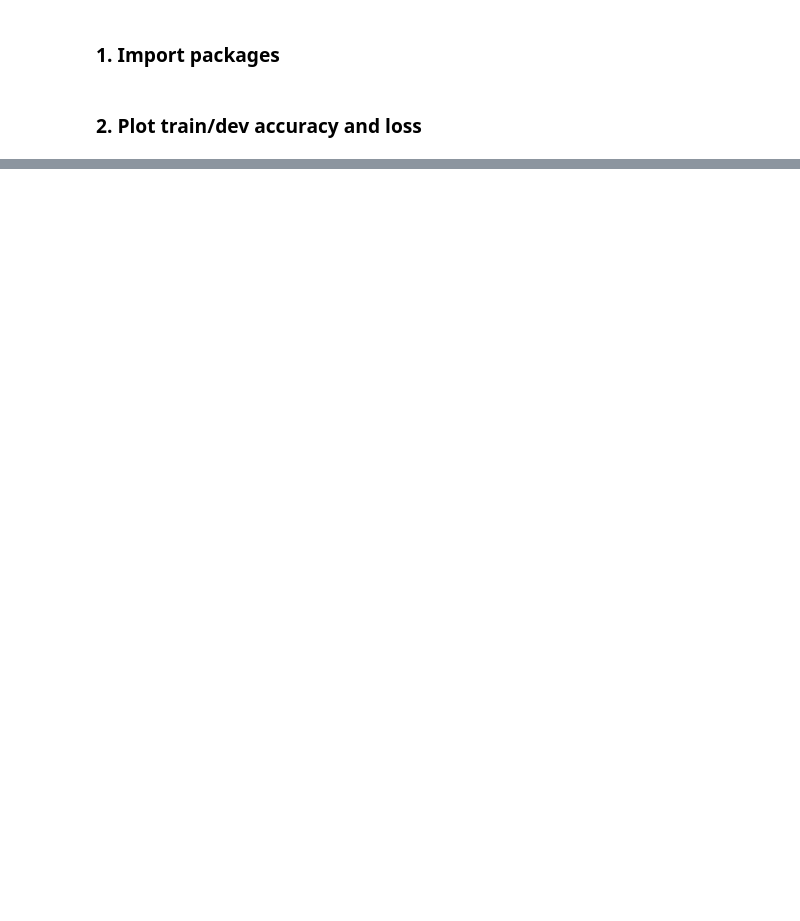
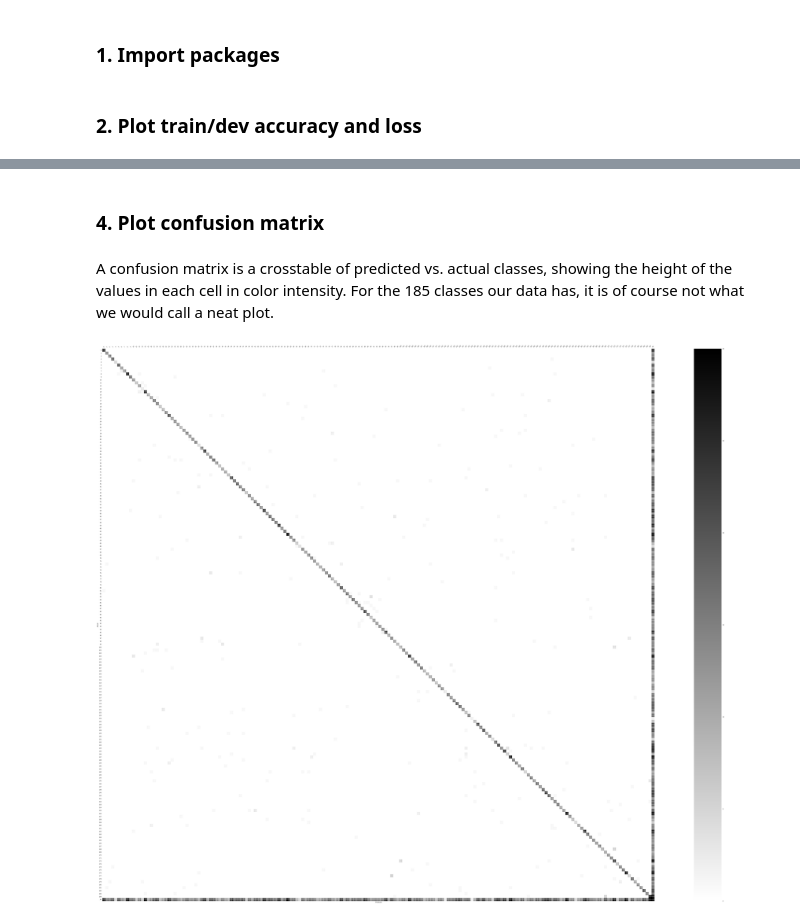
Before and after one commit to Mathis1993/Leaf-Classification-CNN, a Jupyter notebook: Complete_Workflow.ipynb, the cells around one changed output, grey strips where cells are left out. Drawn from its saved outputs; the diff is of its cells as text; code cells hidden in the pictures; blank space fills up the shorter version.

```diff
--- a/Complete_Workflow.ipynb
+++ b/Complete_Workflow.ipynb
@@ -483,0 +487,50 @@ Zukunft: Mehr computational power, höhere Auflösung (kleine Blätter)
+# %% [markdown]
+### 4. Plot confusion matrix
+# %% [markdown]
+A confusion matrix is a crosstable of predicted vs. actual classes, showing the height of the values in each cell in color intensity. For the 185 classes our data has, it is of course not what we would call a neat plot.
+# %%
+def plot_confusion_matrix(y_actu, y_pred, title='Confusion matrix', cmap=plt.cm.gray_r, figsize=(100,70), col_range_min=0, col_range_max=30):
+    '''
+    Creates a confusion matrix mapping actual labels vs. predicted labels, showing the height of values in each cell in color intensity.
+
+    Input:
+    - y_actu: actual labels
+    - y_pred: predicted labels
+    - title: title of the plot
+    - cmap: color mapping
+    - figsize: tuple of (w,h) determining the size of the plot
+    - col_range_min /_max: min and max cell-value height the color intensity is based on, approx. amount of test data / number of classes
+
+    Returns:
+    - confusion matrix
+    '''
+
+    #create crosstab
+    df_confusion = pd.crosstab(y_actu, y_pred.reshape(y_pred.shape[0],), rownames=['Actual'], colnames=['Predicted'], margins=True)
+
+    df_conf_norm = df_confusion / df_confusion.sum(axis=1)
+
+    #scale plot to requested figur size
+    plt.figure(figsize=figsize)
+
+    #plot crosstab
+    plt.matshow(df_confusion, cmap=cmap, fignum=1) # imshow
+    #plt.title(title)
+
+    #apply min and max ranges
+    plt.clim(col_range_min, col_range_max)
+    #create colorbar for the legend
+    plt.colorbar()
+    #create axes ticks
+    tick_marks = np.arange(len(df_confusion.columns))
+    plt.xticks(tick_marks, df_confusion.columns, rotation=45)
+    plt.yticks(tick_marks, df_confusion.index)
+    #plt.tight_layout()
+
+    #label axes
+    plt.ylabel(df_confusion.index.name)
+    plt.xlabel(df_confusion.columns.name)
+# %%
+plot_confusion_matrix(labels_numeric_test, pred)
+# %% [output]
+[figure, added]
```
Also changed, not shown: parts of 62 cells of this notebook.
